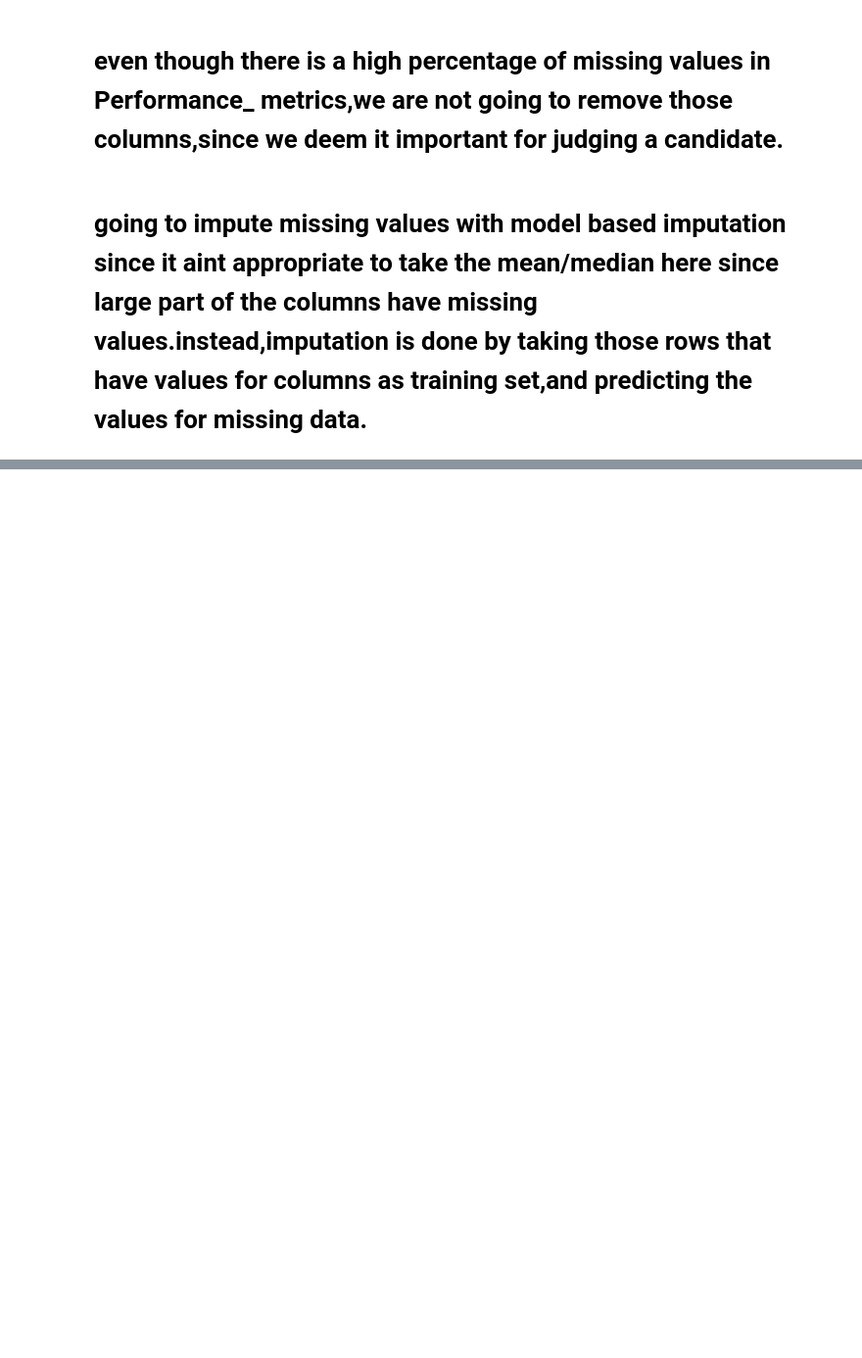
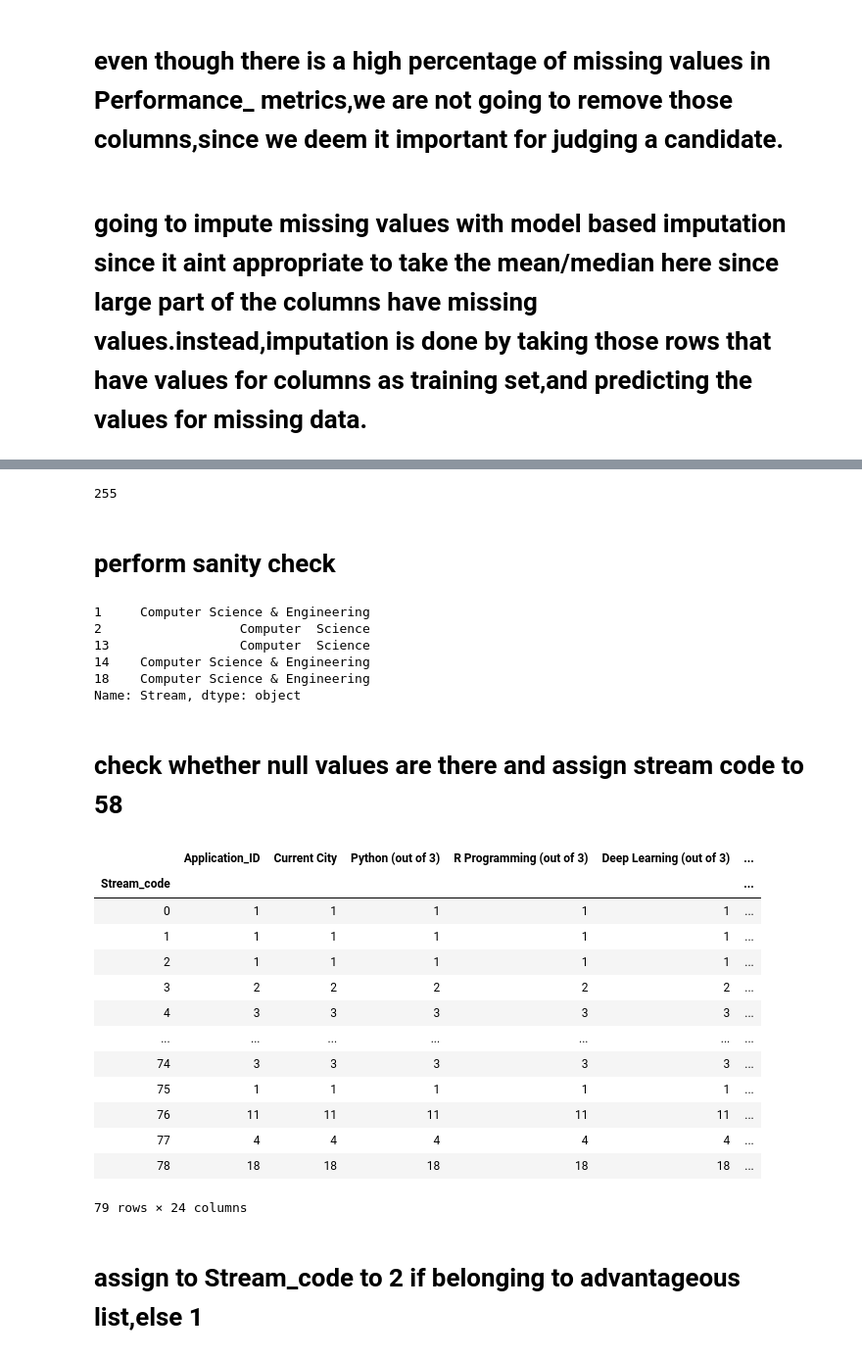
Before and after one commit to kjothisadhanand/foster-app, a Jupyter notebook: sample-data/Sadhanand/machine_learning_model_candidate_selection.ipynb, the cells around one changed output, grey strips where cells are left out. Shown at 98% size. Saved outputs shown, nothing was run; the diff lists cells and outputs as text; code cells hidden in the pictures; blank space fills up the shorter version.

```diff
--- a/sample-data/Sadhanand/machine_learning_model_candidate_selection.ipynb
+++ b/sample-data/Sadhanand/machine_learning_model_candidate_selection.ipynb
@@ -83,0 +470,3 @@ ImportError: cannot import name 'KNNImputer' from 'sklearn.impute' (C:\ProgramDa
+# %%
+dataset["Stream_code"] = lb_Degree.fit_transform(list(dataset["Stream"]))
+dataset[["Stream", "Stream_code"]].head(11)
@@ -83,0 +527,4 @@ ImportError: cannot import name 'KNNImputer' from 'sklearn.impute' (C:\ProgramDa
+# %%
+filt=dataset["Stream"].isna()
+# %%
+dataset.loc[filt,['Stream']]='Not defined'
@@ -83,0 +606,42 @@ ImportError: cannot import name 'KNNImputer' from 'sklearn.impute' (C:\ProgramDa
+# %%
+filt=dataset["Stream"].str.contains("Math")
+list_MATH=dataset.index[filt].tolist()
+adv_list.extend(list_MATH)
+len(adv_list)
+# %% [output]
+255
+# %% [markdown]
+# perform sanity check
+# %%
+dataset.loc[adv_list,'Stream'].head(5)
+# %% [output]
+1     Computer Science & Engineering
+2                  Computer  Science
+13                 Computer  Science
+14    Computer Science & Engineering
+18    Computer Science & Engineering
+Name: Stream, dtype: object
+# %% [markdown]
+# check whether null values are there and assign stream code to 58
+# %%
+filt=dataset["Stream"].isna()
+dataset.loc[filt,['Stream_code']]='58'
+# %%
+dataset.groupby(['Stream_code']).count()
+# %% [output]
+|  | Application_ID | Current City | Python (out of 3) | R Programming (out of 3) | Deep Learning (out of 3) | ... |
+| Stream_code |  |  |  |  |  | ... |
+| 0 | 1 | 1 | 1 | 1 | 1 | ... |
+| 1 | 1 | 1 | 1 | 1 | 1 | ... |
+| 2 | 1 | 1 | 1 | 1 | 1 | ... |
+| 3 | 2 | 2 | 2 | 2 | 2 | ... |
+| 4 | 3 | 3 | 3 | 3 | 3 | ... |
+| ... | ... | ... | ... | ... | ... | ... |
+| 74 | 3 | 3 | 3 | 3 | 3 | ... |
+| 75 | 1 | 1 | 1 | 1 | 1 | ... |
+| 76 | 11 | 11 | 11 | 11 | 11 | ... |
+| 77 | 4 | 4 | 4 | 4 | 4 | ... |
+| 78 | 18 | 18 | 18 | 18 | 18 | ... |
+79 rows × 24 columns
+# %% [markdown]
+# assign to Stream_code  to 2 if belonging to advantageous list,else 1
```
Also changed, not shown: parts of 105 cells of this notebook.
